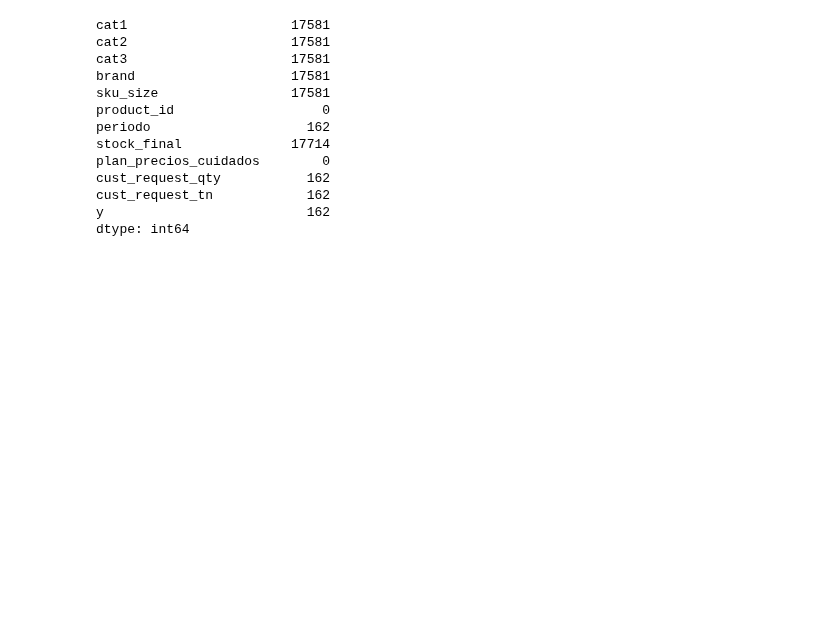
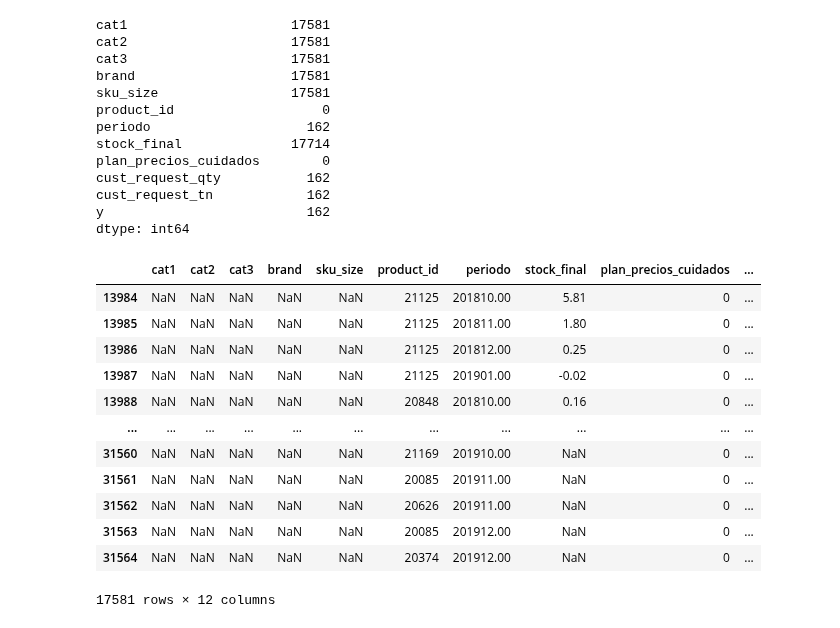
Before and after one commit to marianoMarchetta1/LaboratorioIII, a Jupyter notebook: Preprocess/main.ipynb, the cells around one changed output. Cells and saved outputs as stored; diff of their text form; code cells hidden in the pictures; blank space fills up the shorter version.

Commit message:
fix merge

```diff
--- a/Preprocess/main.ipynb
+++ b/Preprocess/main.ipynb
@@ -19,7 +19,12 @@ ventas_grouped = ventas.groupby(['periodo', 'product_id']).agg({
     'tn': 'sum'
 }).reset_index()
 
-merged = pd.merge(productos, stock, on='product_id', how='outer')
-final_dataset = pd.merge(merged, ventas_grouped, on=['product_id', 'periodo'], how='outer')
+merged = pd.merge(ventas_grouped, stock, on=['product_id', 'periodo'], how='outer')
+
+if 'periodo_x' in merged.columns and 'periodo_y' in merged.columns:
+    merged.drop(columns=['periodo_y'], inplace=True)
+    merged.rename(columns={'periodo_x': 'periodo'}, inplace=True)
+
+final_dataset = pd.merge(merged, productos, on='product_id', how='outer')
 
 final_dataset.to_csv('../Datasets/final_dataset.csv', sep='\t', index=False)
@@ -172,3 +191,19 @@ cust_request_qty           162
 cust_request_tn            162
 y                          162
 dtype: int64
+# %%
+final_dataset[final_dataset['cat1'].isnull()]
+# %% [output]
+|  | cat1 | cat2 | cat3 | brand | sku_size | product_id | periodo | stock_final | plan_precios_cuidados | ... |
+| 13984 | NaN | NaN | NaN | NaN | NaN | 21125 | 201810.00 | 5.81 | 0 | ... |
+| 13985 | NaN | NaN | NaN | NaN | NaN | 21125 | 201811.00 | 1.80 | 0 | ... |
+| 13986 | NaN | NaN | NaN | NaN | NaN | 21125 | 201812.00 | 0.25 | 0 | ... |
+| 13987 | NaN | NaN | NaN | NaN | NaN | 21125 | 201901.00 | -0.02 | 0 | ... |
+| 13988 | NaN | NaN | NaN | NaN | NaN | 20848 | 201810.00 | 0.16 | 0 | ... |
+| ... | ... | ... | ... | ... | ... | ... | ... | ... | ... | ... |
+| 31560 | NaN | NaN | NaN | NaN | NaN | 21169 | 201910.00 | NaN | 0 | ... |
+| 31561 | NaN | NaN | NaN | NaN | NaN | 20085 | 201911.00 | NaN | 0 | ... |
+| 31562 | NaN | NaN | NaN | NaN | NaN | 20626 | 201911.00 | NaN | 0 | ... |
+| 31563 | NaN | NaN | NaN | NaN | NaN | 20085 | 201912.00 | NaN | 0 | ... |
+| 31564 | NaN | NaN | NaN | NaN | NaN | 20374 | 201912.00 | NaN | 0 | ... |
+17581 rows × 12 columns
```
Also changed, not shown: parts of 3 cells of this notebook, 2 other files.
